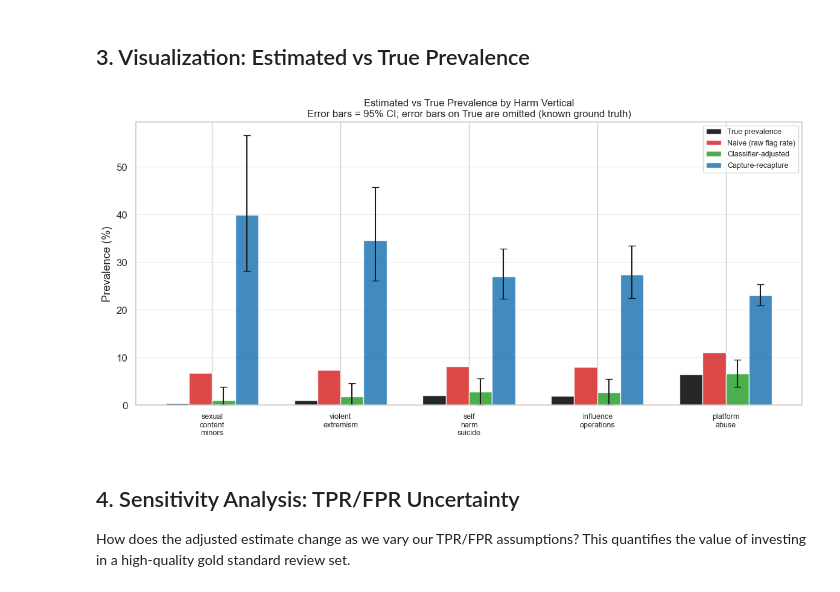
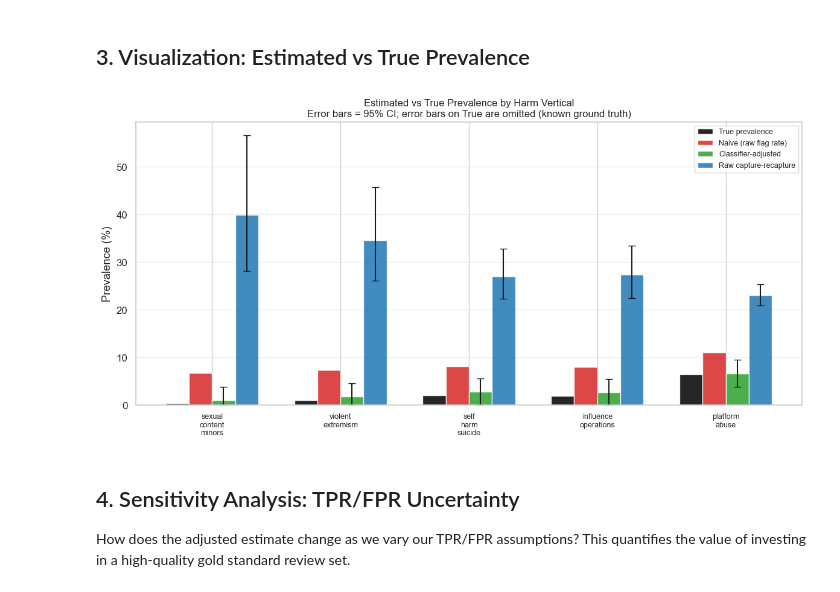
Before and after one commit to violaciao/safeshipper, a Jupyter notebook: notebooks/03_prevalence_estimation.ipynb, the cells around one changed output. Saved outputs shown, nothing was run; the diff lists cells and outputs as text; code cells hidden in the pictures.

Commit message:
Clarify capture-recapture assumptions

```diff
--- a/notebooks/03_prevalence_estimation.ipynb
+++ b/notebooks/03_prevalence_estimation.ipynb
@@ -236,36 +237,36 @@ ax.bar(x - w*0.5, results_df['naive_estimate'] * 100, w,
        label='Naive (raw flag rate)', color='#d62728', alpha=0.85)
 
 # Classifier-adjusted with CI error bars
 ci_adj = [
     results_df['adjusted_estimate'] - results_df['adjusted_ci_lower'],
     results_df['adjusted_ci_upper'] - results_df['adjusted_estimate'],
 ]
 ax.bar(x + w*0.5, results_df['adjusted_estimate'] * 100, w,
        label='Classifier-adjusted', color='#2ca02c', alpha=0.85,
        yerr=np.array(ci_adj) * 100, capsize=4, error_kw={'elinewidth': 1.5})
 
-# Capture-recapture with CI error bars
+# Raw capture-recapture with CI error bars
 ci_cr = [
     results_df['cr_estimate'] - results_df['cr_ci_lower'],
     results_df['cr_ci_upper'] - results_df['cr_estimate'],
 ]
 ax.bar(x + w*1.5, results_df['cr_estimate'] * 100, w,
-       label='Capture-recapture', color='#1f77b4', alpha=0.85,
+       label='Raw capture-recapture', color='#1f77b4', alpha=0.85,
        yerr=np.array(ci_cr) * 100, capsize=4, error_kw={'elinewidth': 1.5})
 
 ax.set_xticks(x)
 ax.set_xticklabels(short_labels, fontsize=9)
 ax.set_ylabel('Prevalence (%)')
 ax.set_title('Estimated vs True Prevalence by Harm Vertical\n'
              'Error bars = 95% CI; error bars on True are omitted (known ground truth)',
              fontsize=12)
 ax.legend(fontsize=9)
 ax.grid(True, axis='y', alpha=0.3)
 plt.tight_layout()
 plt.savefig('../data/processed/03_estimator_comparison.png', dpi=150, bbox_inches='tight')
 plt.show()
 # %% [output]
-[figure, old version]
+[figure, new version]
 # %% [markdown]
 ## 4. Sensitivity Analysis: TPR/FPR Uncertainty
 
```
Also changed, not shown: parts of 6 cells of this notebook, 2 other files.
